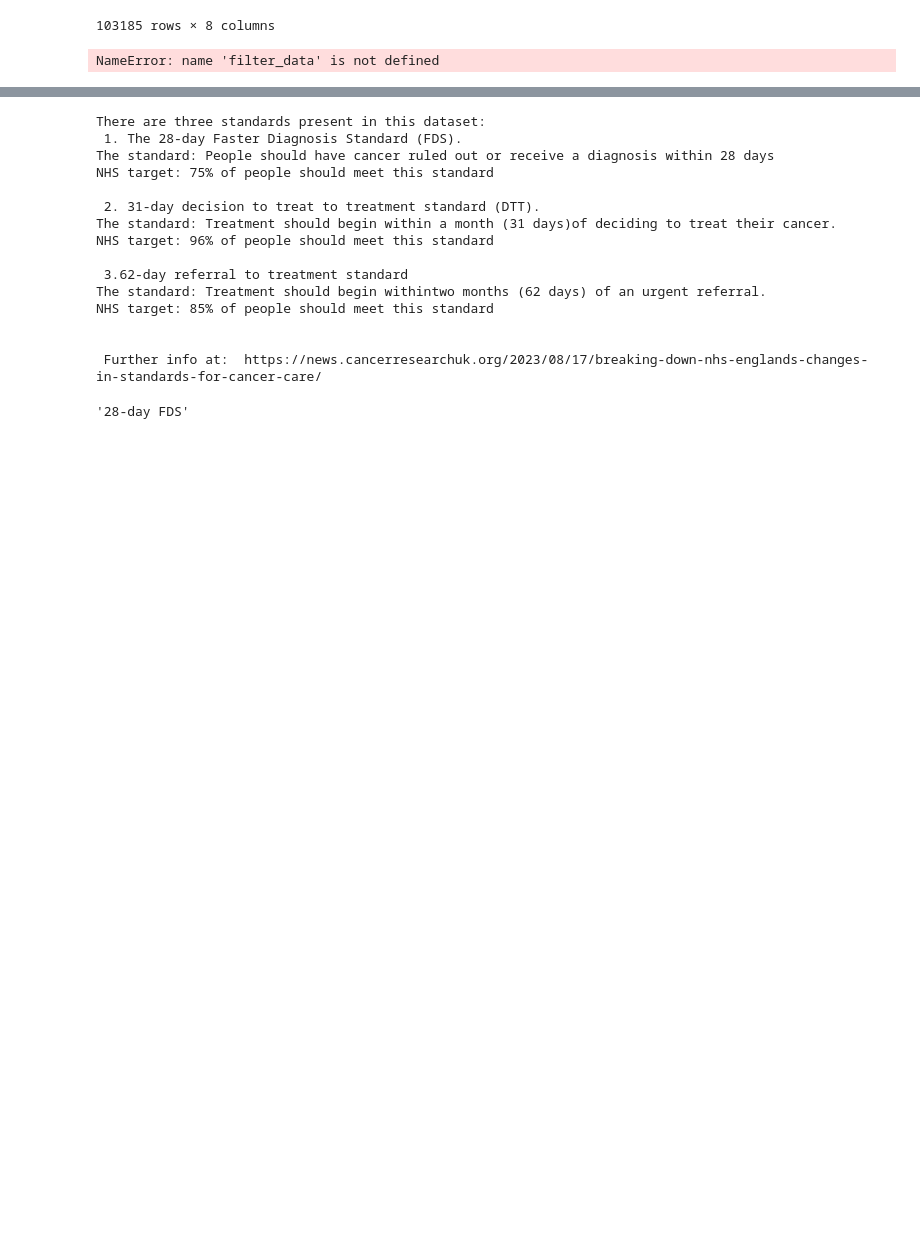
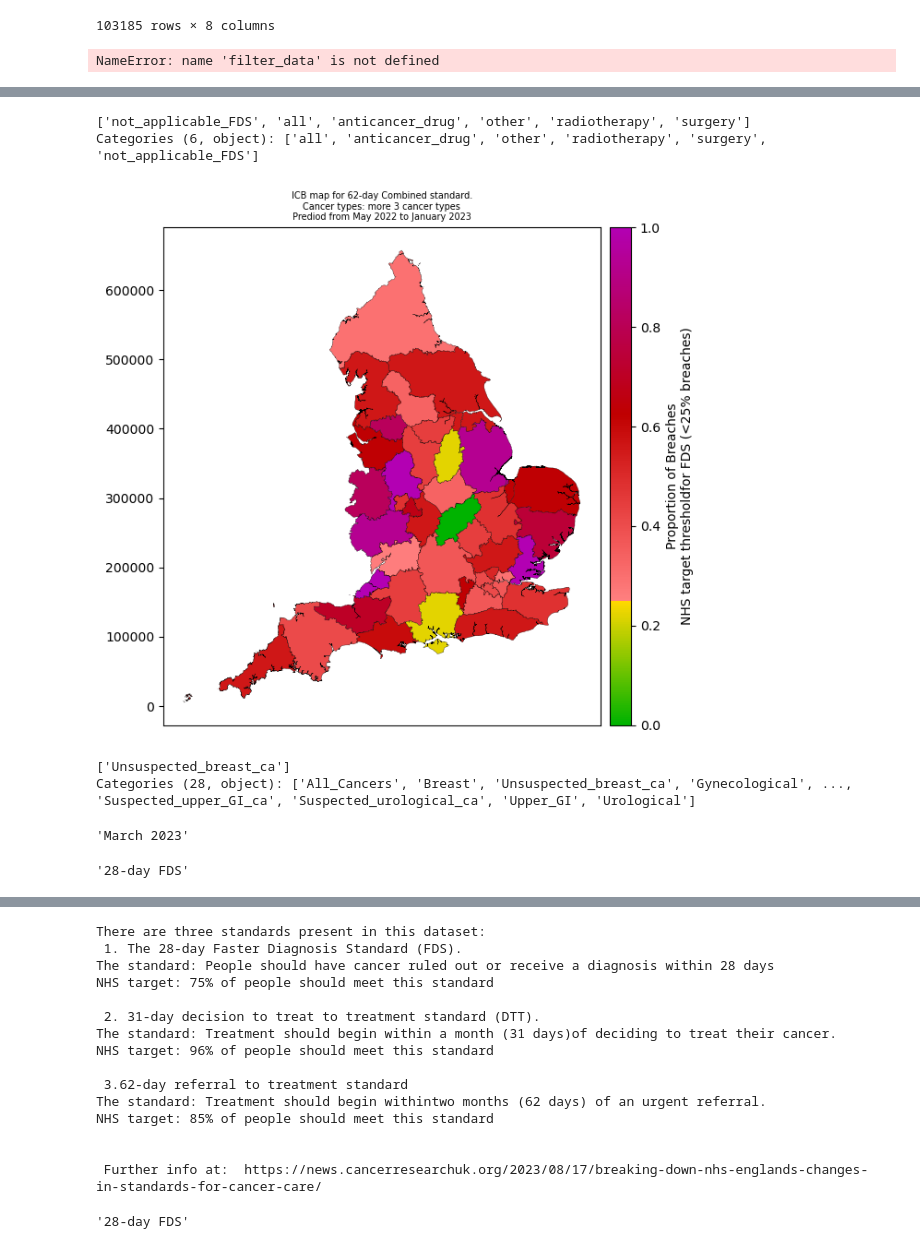
Before and after one commit to ploginovic/hpdm139_A2, a Jupyter notebook: canseer/workstation_21stDec.ipynb, the cells around one changed output, grey strips where cells are left out. Drawn from its saved outputs; the diff is of its cells as text; code cells hidden in the pictures; blank space fills up the shorter version.

Commit message:
Added ICB_plot function and related methods

```diff
--- a/canseer/workstation_21stDec.ipynb
+++ b/canseer/workstation_21stDec.ipynb
@@ -246,0 +241,5 @@ def plot_icb_map(data, filters={'standard':'FDS'},figsize=(7,7)):
+# %%
+data.treatment_modality.unique()
+# %% [output]
+['not_applicable_FDS', 'all', 'anticancer_drug', 'other', 'radiotherapy', 'surgery']
+Categories (6, object): ['all', 'anticancer_drug', 'other', 'radiotherapy', 'surgery', 'not_applicable_FDS']
@@ -247,5 +252,20 @@ def plot_icb_map(data, filters={'standard':'FDS'},figsize=(7,7)):
 # %%
-plot_icb_map(data, filters={'start_month':'05-2022',
+fig,ax = plot_icb_map(data, filters={'start_month':'05-2022',
                               'end_month':'01-2023',
                               'standard':'FDS',
-                           'cancer_type':'Unsuspected_breast_ca'})
+                                })
+# %% [output]
+[figure, added]
+# %%
+x[1]['cancer_type']
+# %% [output]
+['Unsuspected_breast_ca']
+Categories (28, object): ['All_Cancers', 'Breast', 'Unsuspected_breast_ca', 'Gynecological', ..., 'Suspected_upper_GI_ca', 'Suspected_urological_ca', 'Upper_GI', 'Urological']
+# %%
+x[1]['period'][-1].strftime('%B %Y')
+# %% [output]
+'March 2023'
+# %%
+x[1]['standard'][0]
+# %% [output]
+'28-day FDS'
```
Also changed, not shown: parts of 14 cells of this notebook, 1 other file.
